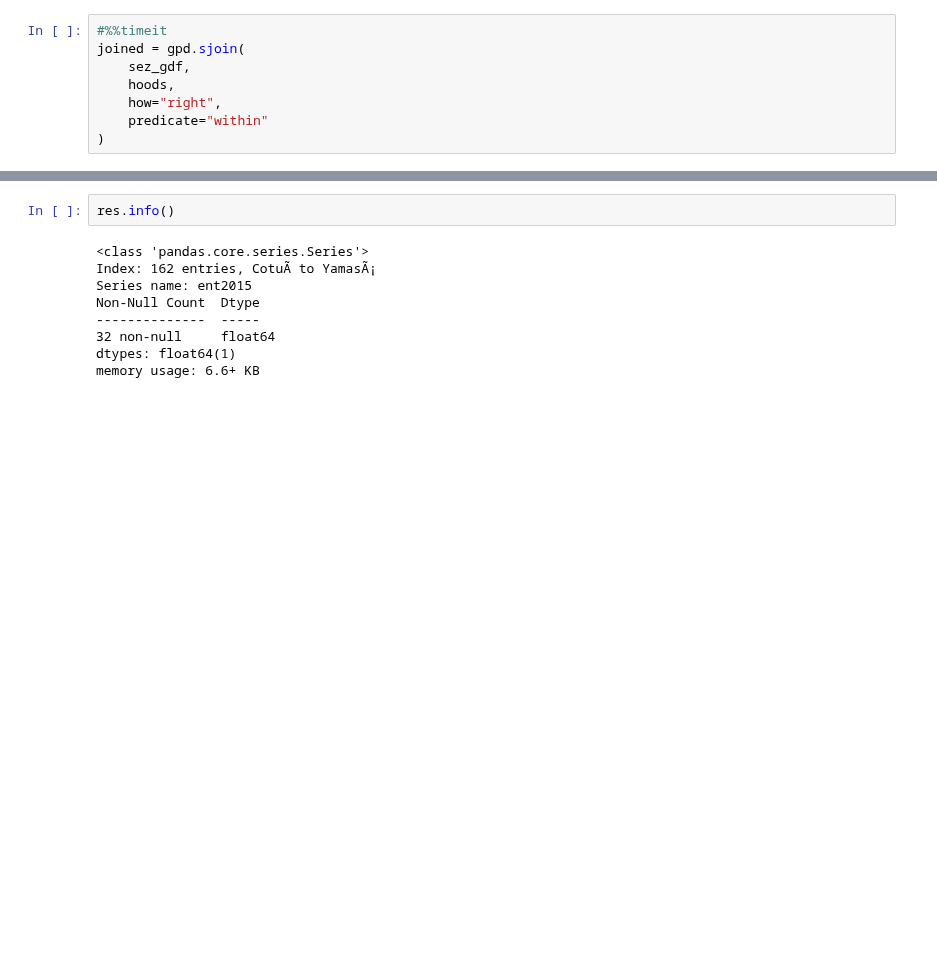
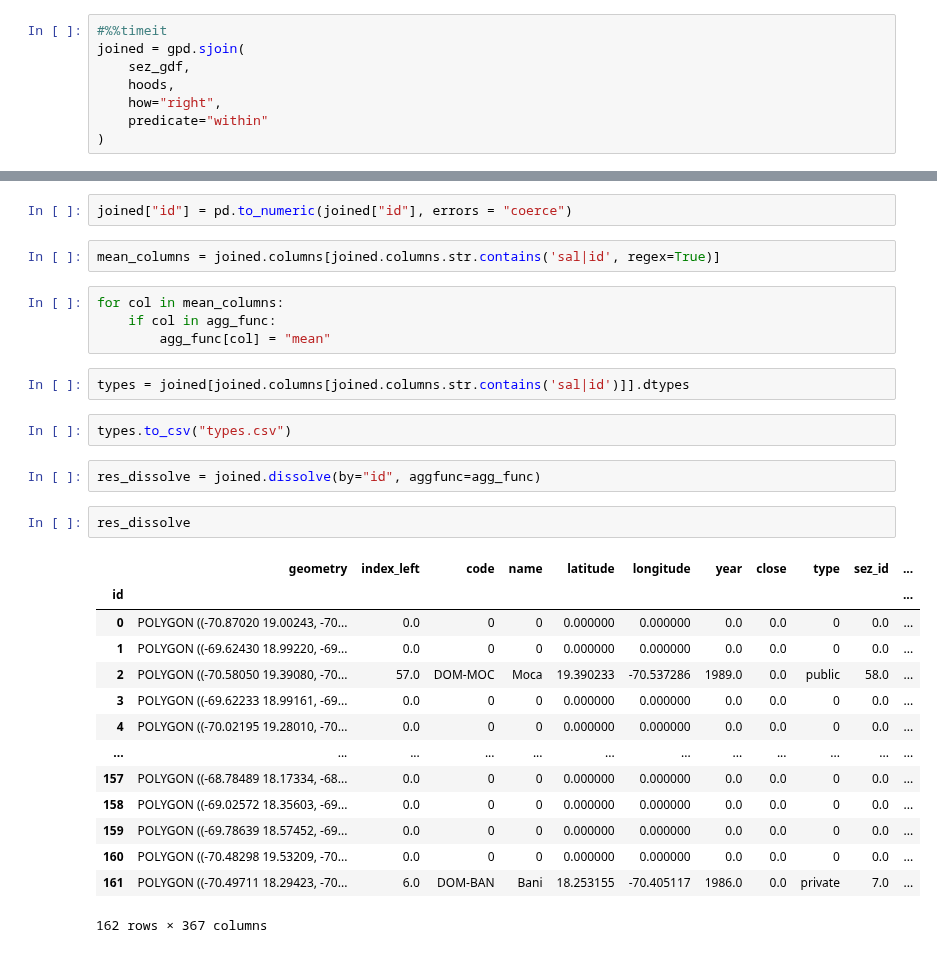
Before and after one commit to HendrixPeralta/research_data, a Jupyter notebook: aggregated _data/municipalities_2016/municipalities_2016.ipynb, the cells around one changed output, grey strips where cells are left out. Saved outputs shown, nothing was run; the diff lists cells and outputs as text; blank space fills up the shorter version.

```diff
--- a/aggregated _data/municipalities_2016/municipalities_2016.ipynb
+++ b/aggregated _data/municipalities_2016/municipalities_2016.ipynb
@@ -117,14 +97,34 @@ Name: ent2015, Length: 162, dtype: float64
+# %%
+joined["id"] = pd.to_numeric(joined["id"], errors = "coerce")
+# %%
+mean_columns = joined.columns[joined.columns.str.contains('sal|id', regex=True)]
+# %%
+for col in mean_columns:
+    if col in agg_func:
+        agg_func[col] = "mean"
+# %%
+types = joined[joined.columns[joined.columns.str.contains('sal|id')]].dtypes
+# %%
+types.to_csv("types.csv")
+# %%
+res_dissolve = joined.dissolve(by="id", aggfunc=agg_func)
 # %%
-res.info()
+res_dissolve
 # %% [output]
+|  | geometry | index_left | code | name | latitude | longitude | year | close | type | sez_id | ... |
+| id |  |  |  |  |  |  |  |  |  |  | ... |
+| 0 | POLYGON ((-70.87020 19.00243, -70... | 0.0 | 0 | 0 | 0.000000 | 0.000000 | 0.0 | 0.0 | 0 | 0.0 | ... |
+| 1 | POLYGON ((-69.62430 18.99220, -69... | 0.0 | 0 | 0 | 0.000000 | 0.000000 | 0.0 | 0.0 | 0 | 0.0 | ... |
+| 2 | POLYGON ((-70.58050 19.39080, -70... | 57.0 | DOM-MOC | Moca | 19.390233 | -70.537286 | 1989.0 | 0.0 | public | 58.0 | ... |
+| 3 | POLYGON ((-69.62233 18.99161, -69... | 0.0 | 0 | 0 | 0.000000 | 0.000000 | 0.0 | 0.0 | 0 | 0.0 | ... |
+| 4 | POLYGON ((-70.02195 19.28010, -70... | 0.0 | 0 | 0 | 0.000000 | 0.000000 | 0.0 | 0.0 | 0 | 0.0 | ... |
+| ... | ... | ... | ... | ... | ... | ... | ... | ... | ... | ... | ... |
+| 157 | POLYGON ((-68.78489 18.17334, -68... | 0.0 | 0 | 0 | 0.000000 | 0.000000 | 0.0 | 0.0 | 0 | 0.0 | ... |
+| 158 | POLYGON ((-69.02572 18.35603, -69... | 0.0 | 0 | 0 | 0.000000 | 0.000000 | 0.0 | 0.0 | 0 | 0.0 | ... |
+| 159 | POLYGON ((-69.78639 18.57452, -69... | 0.0 | 0 | 0 | 0.000000 | 0.000000 | 0.0 | 0.0 | 0 | 0.0 | ... |
+| 160 | POLYGON ((-70.48298 19.53209, -70... | 0.0 | 0 | 0 | 0.000000 | 0.000000 | 0.0 | 0.0 | 0 | 0.0 | ... |
+| 161 | POLYGON ((-70.49711 18.29423, -70... | 6.0 | DOM-BAN | Bani | 18.253155 | -70.405117 | 1986.0 | 0.0 | private | 7.0 | ... |
-<class 'pandas.core.series.Series'>
-Index: 162 entries, CotuÃ­ to YamasÃ¡
-Series name: ent2015
-Non-Null Count  Dtype
---------------  -----
-32 non-null     float64
-dtypes: float64(1)
-memory usage: 6.6+ KB
+162 rows × 367 columns
 # %%
 hoods.info()
 # %% [output]
```
Also changed, not shown: parts of 12 cells of this notebook, 5 other files.
